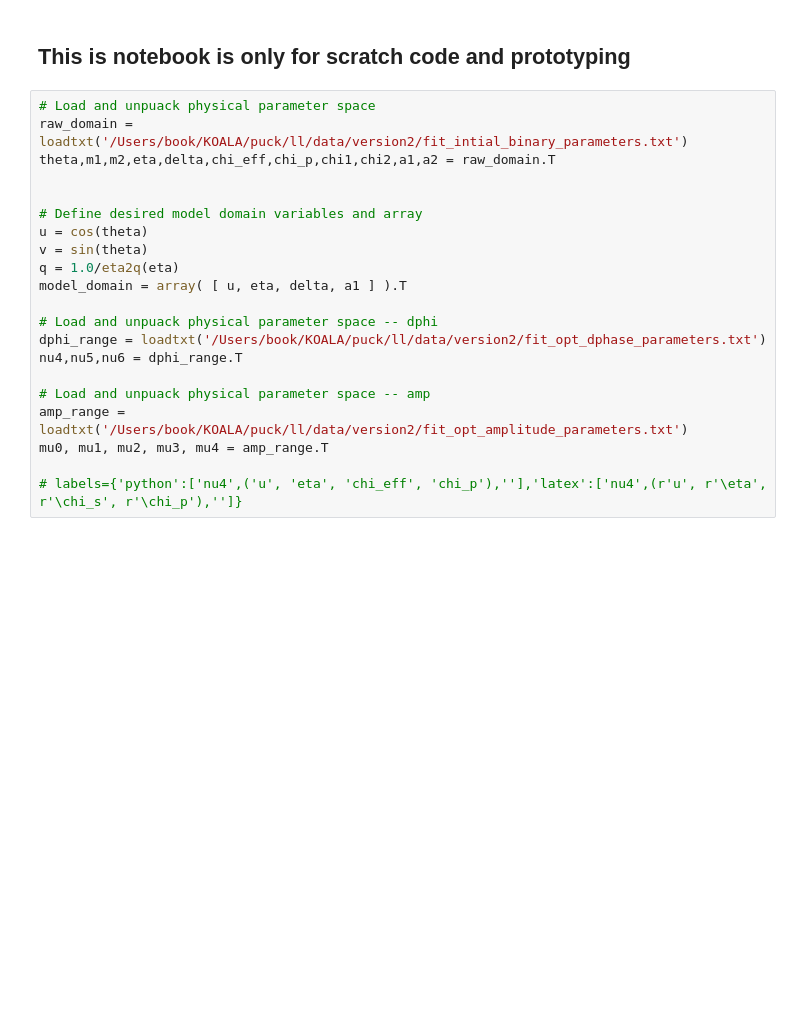
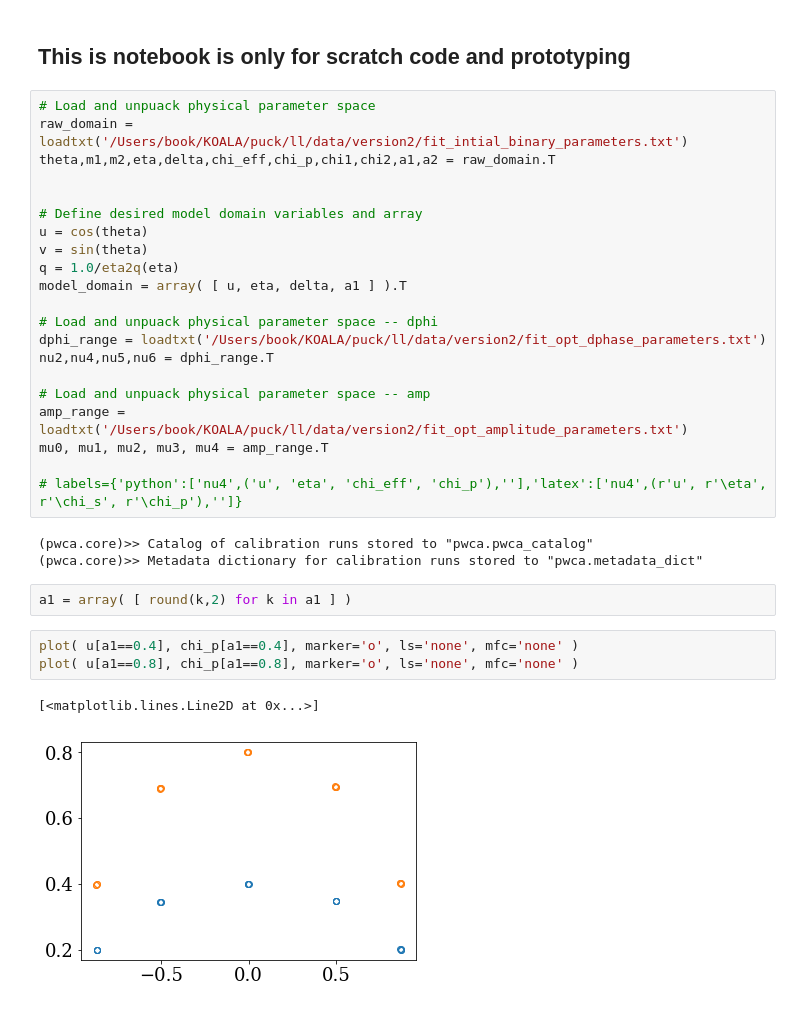
Before and after one commit to Cyberface/puck, a Jupyter notebook: ll/issues/4_fit_hyper_parameters.ipynb, the cells around one changed output. Cells and saved outputs as stored; diff of their text form; blank space fills up the shorter version.

```diff
--- a/ll/issues/4_fit_hyper_parameters.ipynb
+++ b/ll/issues/4_fit_hyper_parameters.ipynb
@@ -33,13 +33,24 @@ model_domain = array( [ u, eta, delta, a1 ] ).T
 
 # Load and unpuack physical parameter space -- dphi
 dphi_range = loadtxt('/Users/book/KOALA/puck/ll/data/version2/fit_opt_dphase_parameters.txt')
-nu4,nu5,nu6 = dphi_range.T
+nu2,nu4,nu5,nu6 = dphi_range.T
 
 # Load and unpuack physical parameter space -- amp
 amp_range = loadtxt('/Users/book/KOALA/puck/ll/data/version2/fit_opt_amplitude_parameters.txt')
 mu0, mu1, mu2, mu3, mu4 = amp_range.T
 
 # labels={'python':['nu4',('u', 'eta', 'chi_eff', 'chi_p'),''],'latex':['nu4',(r'u', r'\eta', r'\chi_s', r'\chi_p'),'']}
+# %% [output]
+(pwca.core)>> Catalog of calibration runs stored to "pwca.pwca_catalog"
+(pwca.core)>> Metadata dictionary for calibration runs stored to "pwca.metadata_dict"
+# %%
+a1 = array( [ round(k,2) for k in a1 ] )
+# %%
+plot( u[a1==0.4], chi_p[a1==0.4], marker='o', ls='none', mfc='none' )
+plot( u[a1==0.8], chi_p[a1==0.8], marker='o', ls='none', mfc='none' )
+# %% [output]
+[<matplotlib.lines.Line2D at 0x...>]
+[figure, added]
 # %%
 
 # version 1: u, eta, chi_eff, chi_p
```
Also changed, not shown: parts of 1 cell of this notebook, 6 other files.
